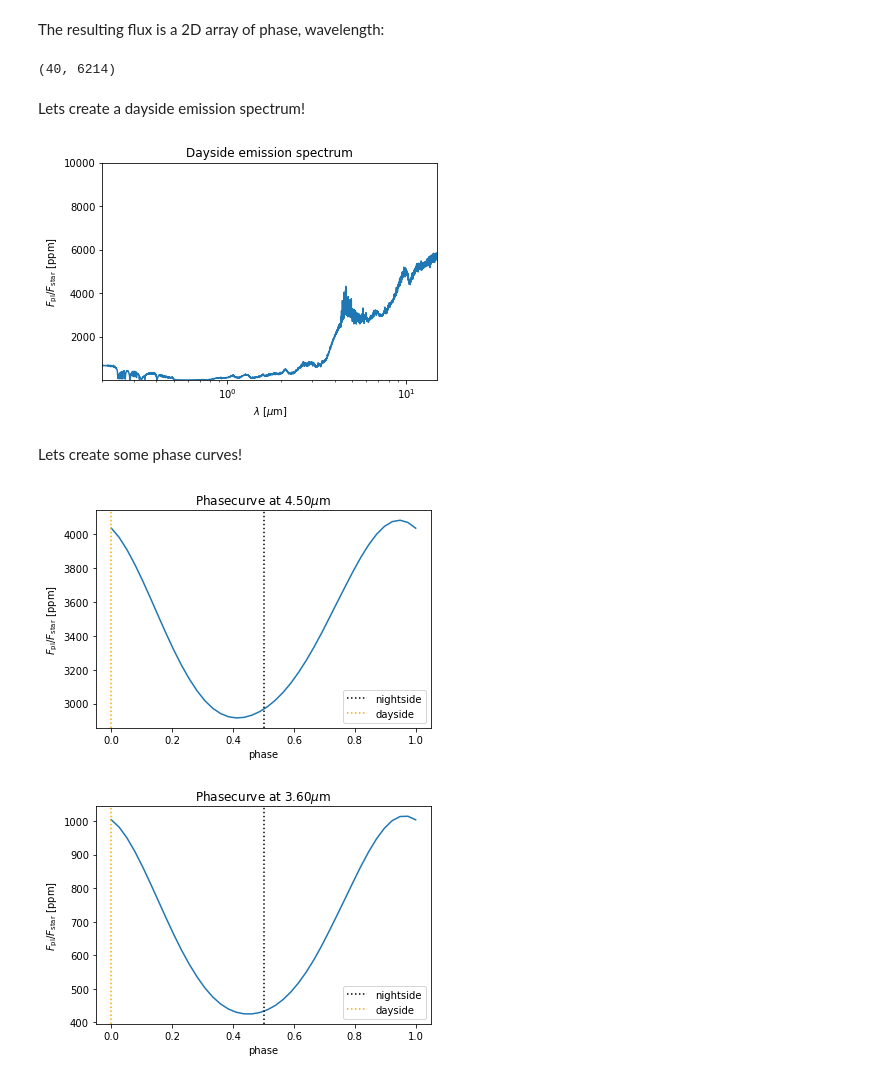
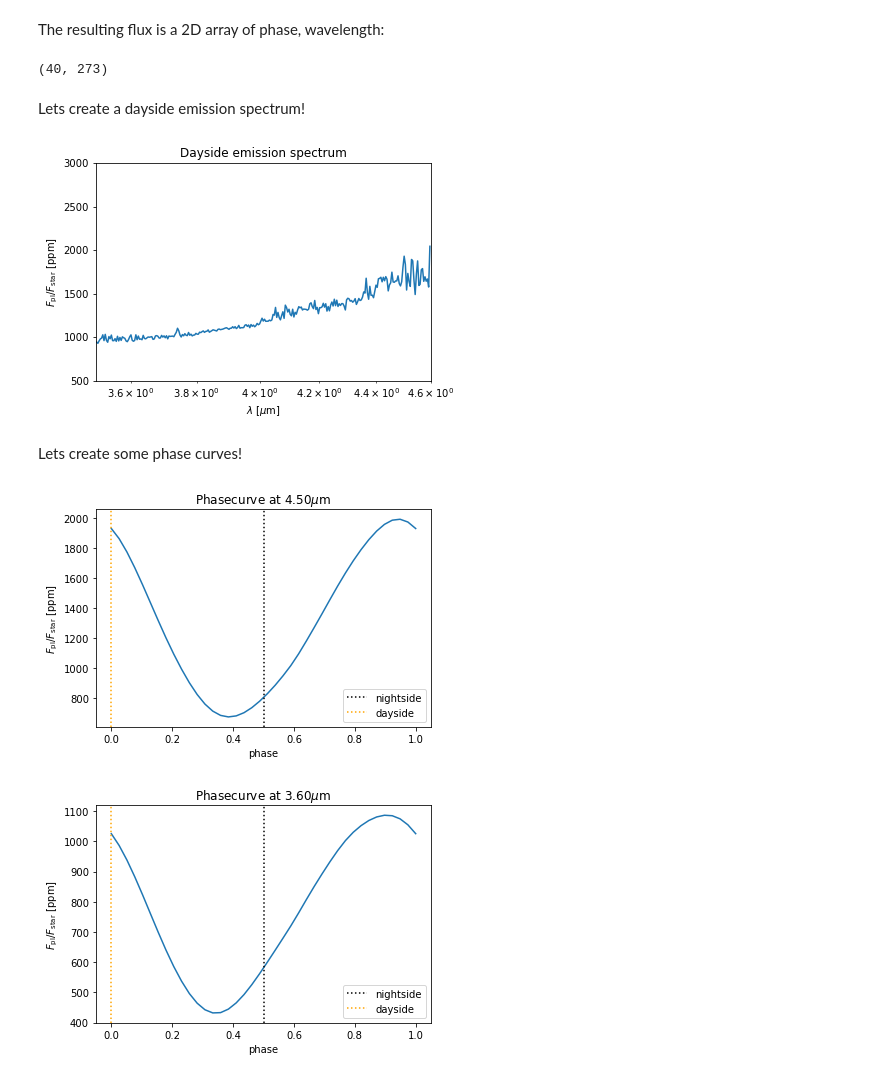
Before and after one commit to Kiefersv/prt_phasecurve, a Jupyter notebook: doc/source/notebooks/tutorial.ipynb, the cells around one changed output. Cells and saved outputs as stored; diff of their text form; code cells hidden in the pictures.

```diff
--- a/doc/source/notebooks/tutorial.ipynb
+++ b/doc/source/notebooks/tutorial.ipynb
@@ -19,6 +38,6 @@ This step highly depends on your specific GCM and the format of its output. This
 # %%
-outdir_ascii = '/Volumes/EXTERN/Simulations/exorad/paper/paper_runs/WASP-43b/run' # folder with GCM data
-ds_ascii, grid = cs.open_ascii_dataset(outdir_ascii, iters=[12000/25*24*3600], prefix=["T", "U", "V", "W","Ttave"])
+outdir_ascii = 'HD2_test/run' # folder with GCM data
+ds_ascii, grid = cs.open_ascii_dataset(outdir_ascii, iters=[12000/25*24*3600], prefix=["T", "U", "V", "W"])
 # converts wind and temperature
 ds_ascii = cs.exorad_postprocessing(ds_ascii, outdir=outdir_ascii)
 
@@ -46,7 +67,7 @@ Check the petitRADTRANS documentation for more information
 pRT = Radtrans(line_species=['H2O_Exomol', 'Na_allard', 'K_allard', 'CO2', 'CH4', 'NH3', 'CO_all_iso_Chubb', 'H2S', 'HCN', 'SiO', 'PH3', 'TiO_all_Exomol', 'VO', 'FeH'], \
          rayleigh_species=['H2', 'He'], \
          continuum_opacities=['H2-H2', 'H2-He', 'H-'], \
-         wlen_bords_micron=[0.2, 100.], \
+         wlen_bords_micron=[3.5, 4.6], \
          do_scat_emis=True)
 
 p_center = ds_reg_lowres.Z[::-1].values
@@ -71,4 +92,15 @@ pRT.setup_opa_structure(p_center)
  Done.
 # %% [markdown]
 Setup the chemistry and coordinates
+# %%
+Rpl = (1.38*u.jupiterRad).cgs.value
+Rstar = (1.203*u.solRad).cgs.value
+gravity = 8.98 * 100
+Tstar = 6092.0
+semimajoraxis = (0.04747 * u.au).cgs.value
+
+# Setup chemistry:
+MMW = const.R.si.value / 3590 * 1000 * np.ones_like(p_center)
+COs = 0.55 * np.ones_like(p_center)
+FeHs = 0. * np.ones_like(p_center)
 # %%
@@ -199,12 +228,10 @@ $\frac{\Delta f}{f} = \left(\frac{R_\mathrm{pla}}{R_\mathrm{star}}\right)^2 \fra
 wlen = const.c.cgs.value / pRT.freq / 1e-4
 
 # correct flux for the ratio between solar radius and planetary radius
-rpl = (1.036*u.jupiterRad).cgs.value
-rstar = (0.667*u.solRad).cgs.value
-flux = flux*(rpl/rstar)**2
+flux = flux*(Rpl/Rstar)**2
 
 # calculate by stellar spectrum
-spec, _ = get_PHOENIX_spec_rad(4520)
+spec, _ = get_PHOENIX_spec_rad(Tstar)
 stellar_intensity = np.interp(wlen*1e-4, spec[:,0], spec[:,1])
 
 # Norm flux to stellar intensity
@@ -214,29 +241,30 @@ The resulting flux is a 2D array of phase, wavelength:
 # %%
 flux.shape
 # %% [output]
-(40, 6214)
+(40, 273)
 # %% [markdown]
 Lets create a dayside emission spectrum!
 # %%
 # Dayside = phase == 0
-dayside = np.squeeze(flux[phases == 0.0])
-plt.plot(wlen, dayside*1e6)
+dayside = np.squeeze(flux[np.argmin(abs(phases - 0.0))])
+plt.plot(wlen, dayside*1e6, label='dayside')
 plt.xscale('log')
 plt.yscale('linear')
-plt.xlim([0.2,15])
-plt.ylim([0.2,1e4])
+plt.xlim([3.5,4.6])
+plt.ylim([500,3000])
 plt.ylabel(r'$F_\mathrm{pl}/F_\mathrm{star}$ [ppm]')
 plt.xlabel('$\lambda$ [$\mu$m]')
 plt.title('Dayside emission spectrum')
+
 plt.show()
 # %% [output]
-[figure, old version]
+[figure, new version]
 # %% [markdown]
 Lets create some phase curves!
 # %%
 # 4.5 mu m plot
 l = 4.5
-idx = np.argmin(wlen < l)
+idx = np.argmin(abs(wlen < l))
 
 plt.plot(phases, flux[:,idx]*1e6)
 plt.axvline(0.5, label='nightside', ls=':', color='black')
@@ -249,7 +277,7 @@ plt.show()
 
 # 3.6 mu m plot
 l = 3.6
-idx = np.argmin(wlen < l)
+idx = np.argmin(abs(wlen < l))
 plt.plot(phases, flux[:,idx]*1e6)
 plt.axvline(0.5, label='nightside', ls=':', color='black')
 plt.axvline(0.0, label='dayside', ls=':', color='orange')
@@ -259,5 +287,5 @@ plt.title(r'Phasecurve at {:.2f}$\mu$m'.format(wlen[idx]))
 plt.legend()
 plt.show()
 # %% [output]
-[figure, old version]
+[figure, new version]
-[figure, old version]
+[figure, new version]
```
Also changed, not shown: parts of 6 cells of this notebook, 1 other file.
